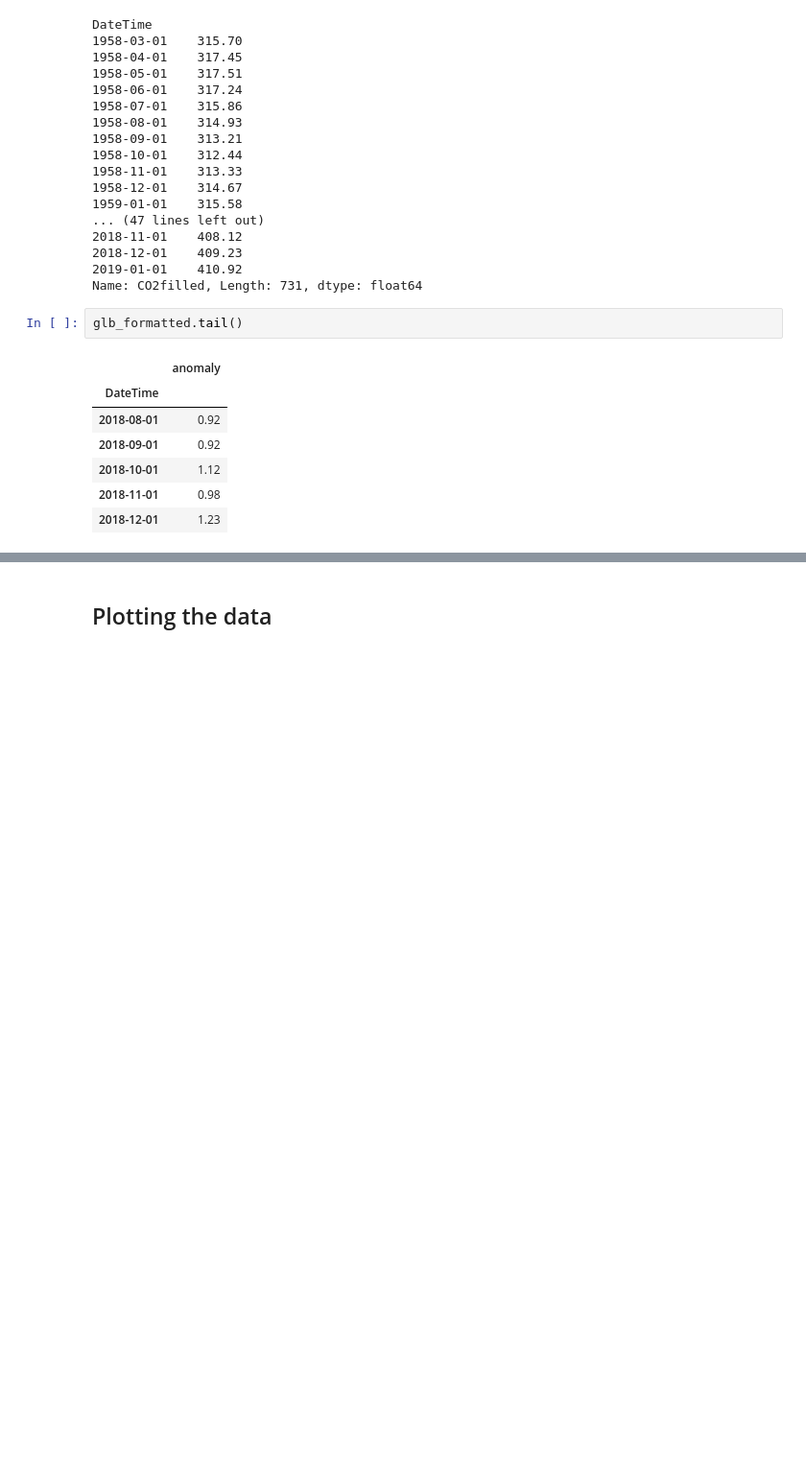
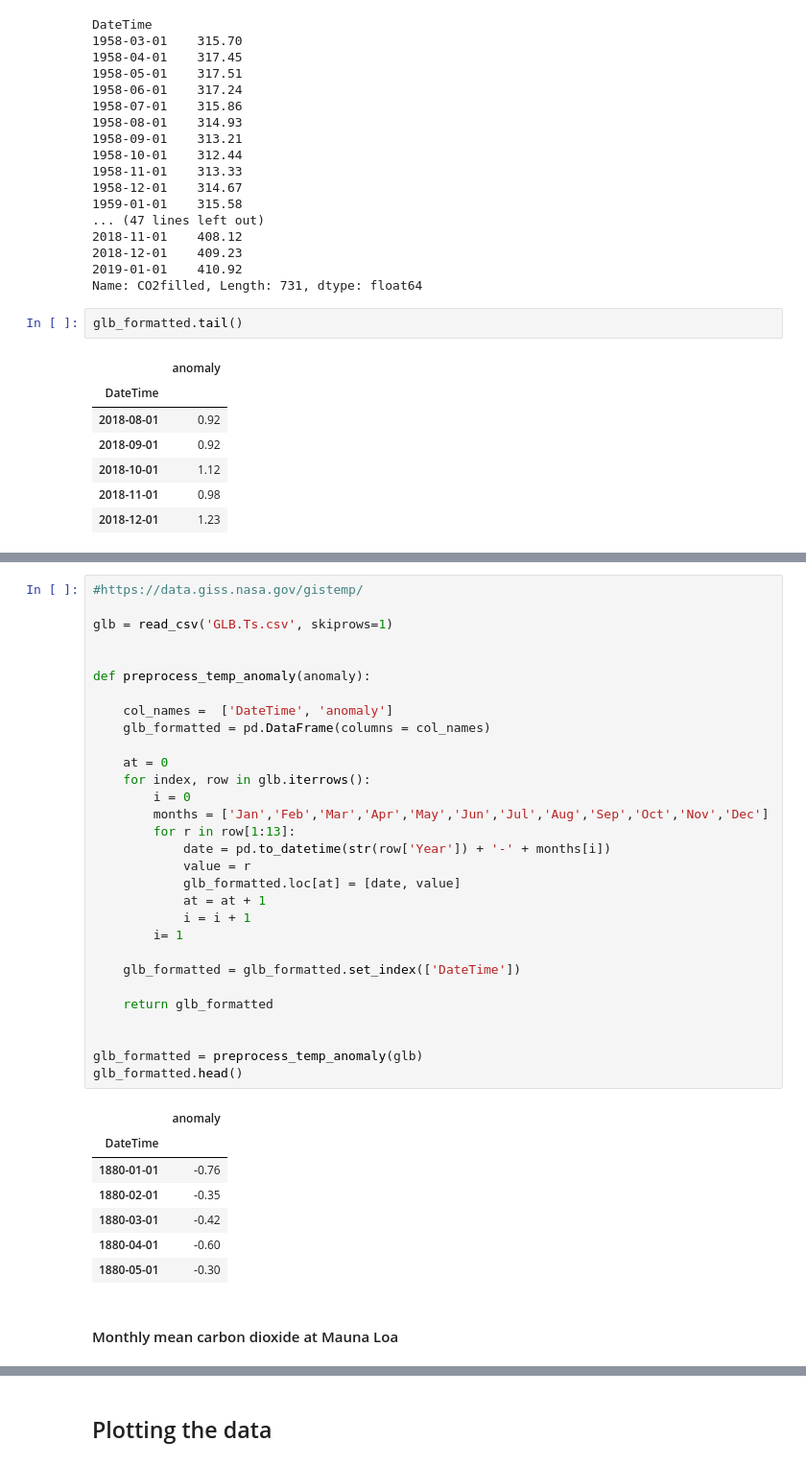
Before and after one commit to SimoAntikainen/sarimax-climate-change-forecast, a Jupyter notebook: Untitled.ipynb, the cells around one changed output, grey strips where cells are left out. Shown at 96% size. Saved outputs shown, nothing was run; the diff lists cells and outputs as text; blank space fills up the shorter version.

```diff
--- a/Untitled.ipynb
+++ b/Untitled.ipynb
@@ -392,0 +427,40 @@ glb_formatted.tail()
+# %%
+#https://data.giss.nasa.gov/gistemp/
+
+glb = read_csv('GLB.Ts.csv', skiprows=1)
+
+
+def preprocess_temp_anomaly(anomaly):
+
+    col_names =  ['DateTime', 'anomaly']
+    glb_formatted = pd.DataFrame(columns = col_names)
+
+    at = 0
+    for index, row in glb.iterrows():
+        i = 0
+        months = ['Jan','Feb','Mar','Apr','May','Jun','Jul','Aug','Sep','Oct','Nov','Dec']
+        for r in row[1:13]:
+            date = pd.to_datetime(str(row['Year']) + '-' + months[i])
+            value = r
+            glb_formatted.loc[at] = [date, value]
+            at = at + 1
+            i = i + 1
+        i= 1
+
+    glb_formatted = glb_formatted.set_index(['DateTime'])
+
+    return glb_formatted
+
+
+glb_formatted = preprocess_temp_anomaly(glb)
+glb_formatted.head()
+# %% [output]
+|  | anomaly |
+| DateTime |  |
+| 1880-01-01 | -0.76 |
+| 1880-02-01 | -0.35 |
+| 1880-03-01 | -0.42 |
+| 1880-04-01 | -0.60 |
+| 1880-05-01 | -0.30 |
+# %% [markdown]
+#### Monthly mean carbon dioxide at Mauna Loa
```
Also changed, not shown: parts of 14 cells of this notebook, 1 other file.
